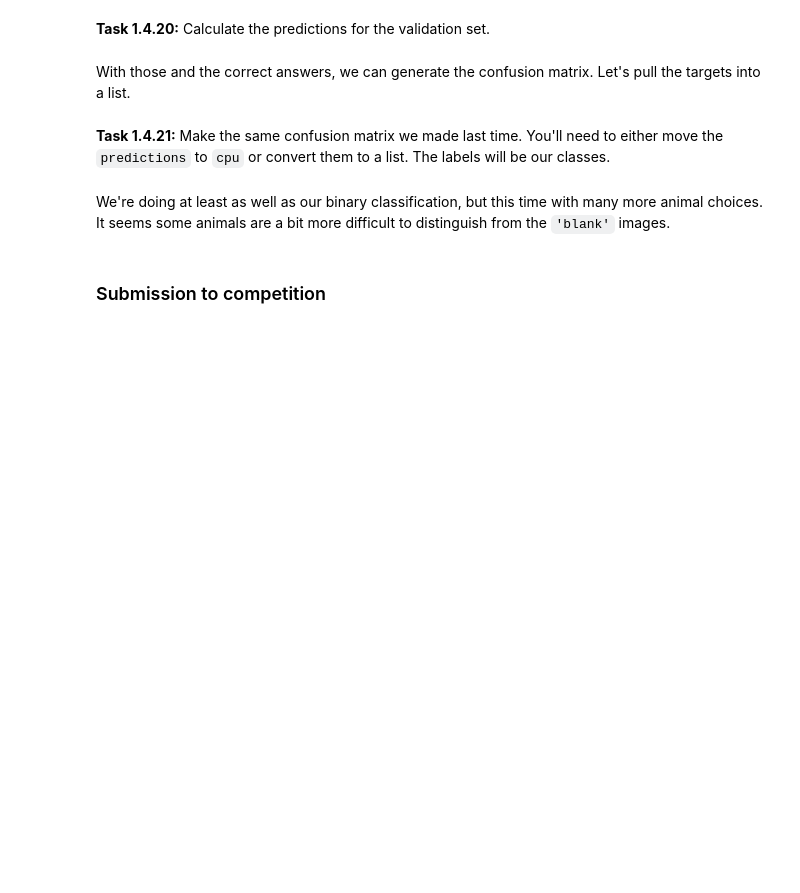
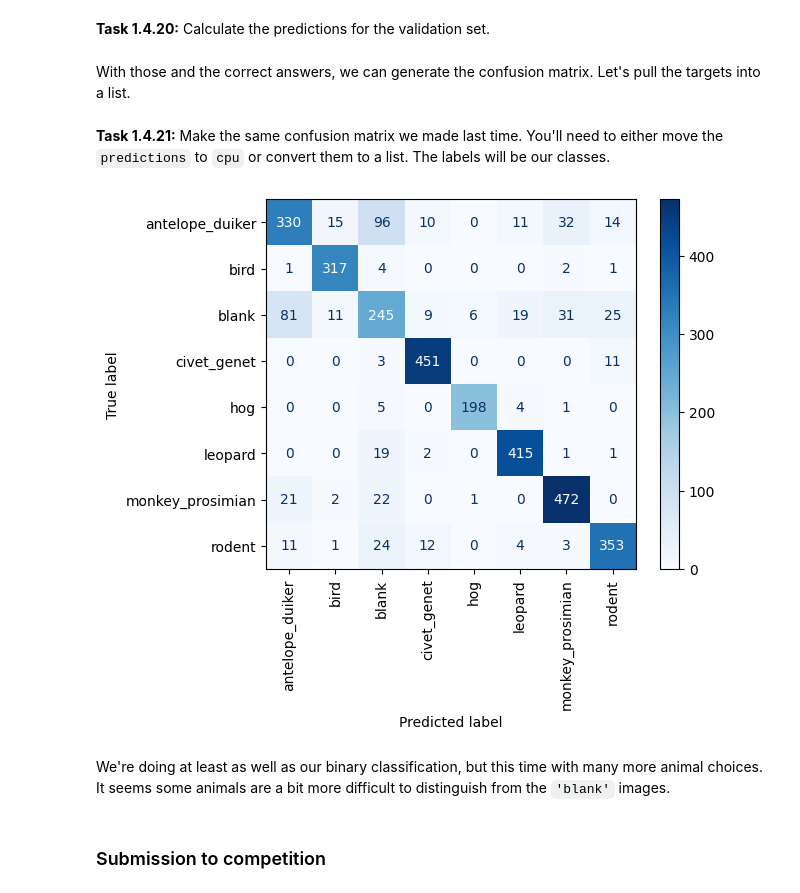
Before and after one commit to maxim-eyengue/WQU-Applied-AI-Lab, a Jupyter notebook: P01_Widlife_Conservation_Ivory_Coast/014-multiclass-classification.ipynb, the cells around one changed output. Cells and saved outputs as stored; diff of their text form; code cells hidden in the pictures; blank space fills up the shorter version.

```diff
--- a/P01_Widlife_Conservation_Ivory_Coast/014-multiclass-classification.ipynb
+++ b/P01_Widlife_Conservation_Ivory_Coast/014-multiclass-classification.ipynb
@@ -869,3 +955,8 @@ predictions = ...
+# %%
+# Compute probabilities for the validation set
+probabilities = predict(model = model, data_loader = val_loader, device = device)
+# Hard predictions
+predictions = torch.argmax(probabilities, dim = 1) # pick the column number corresponding to the largest value for each image
 # %% [markdown]
 With those and the correct answers, we can generate the confusion matrix. Let's pull the targets into a list.
 # %%
@@ -876,12 +970,17 @@ for _, labels in tqdm(val_loader):
 # %% [markdown]
 **Task 1.4.21:** Make the same confusion matrix we made last time. You'll need to either move the `predictions` to `cpu` or convert them to a list. The labels will be our classes.
 # %%
-cm = ...
+# Confusion matrix
+cm = confusion_matrix(targets, predictions.cpu())
 
-disp = ...
+# Create a display
+disp = ConfusionMatrixDisplay(confusion_matrix = cm, display_labels = classes)
 
-disp.plot(cmap=plt.cm.Blues, xticks_rotation="vertical")
+# Plot
+disp.plot(cmap = plt.cm.Blues, xticks_rotation = "vertical")
 plt.show();
+# %% [output]
+[figure, added]
 # %% [markdown]
 We're doing at least as well as our binary classification, but this time with many more animal choices. It seems some animals are a bit more difficult to distinguish from the `'blank'` images.
 # %% [markdown]
```
Also changed, not shown: parts of 44 cells of this notebook, 1 other file.
